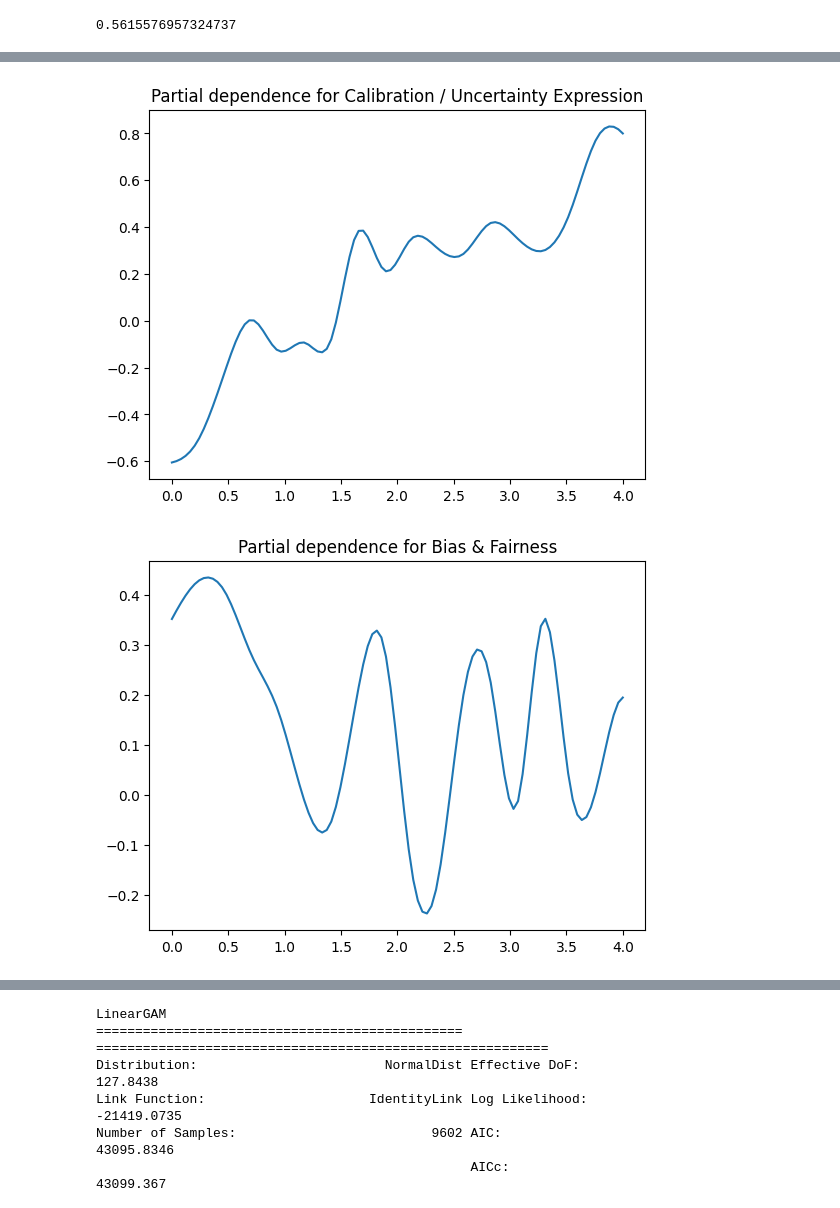
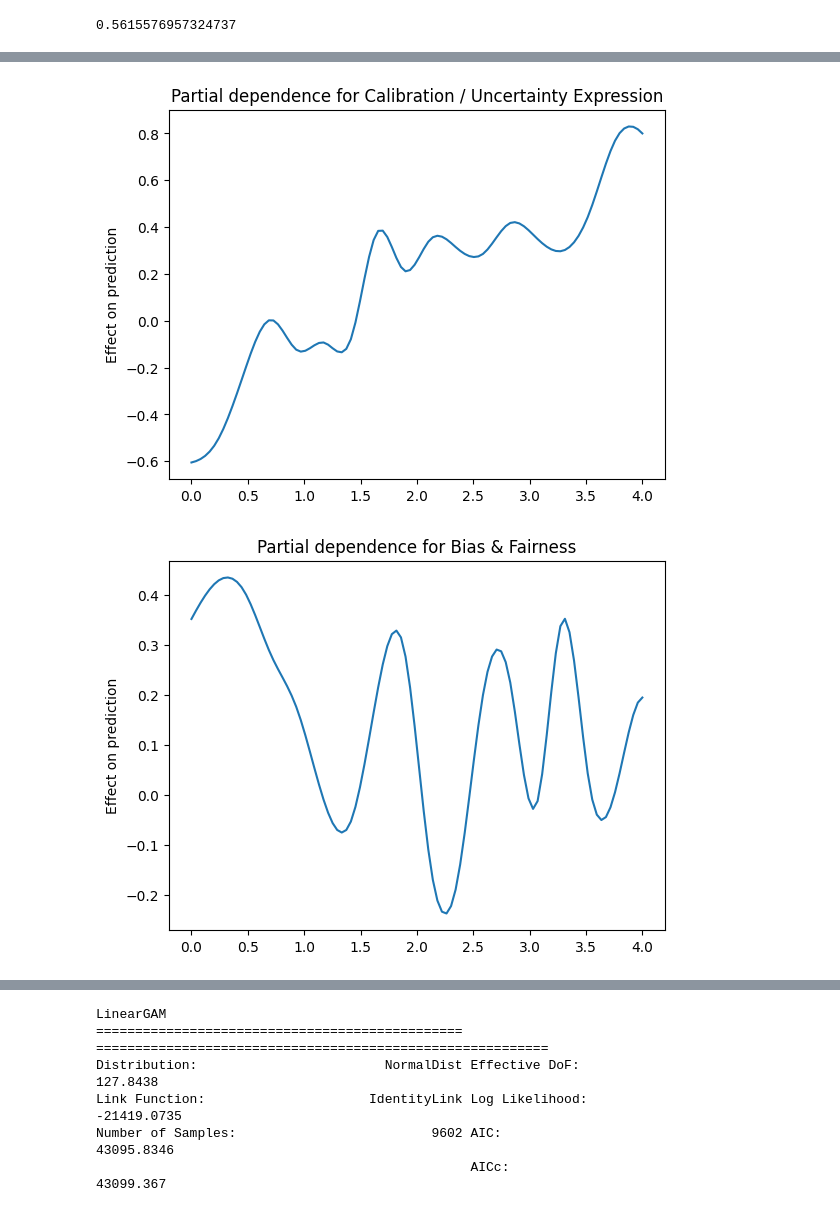
Before and after one commit to Eitan-Sprejer/multi-judge-interpretability, a Jupyter notebook: project/inference/new_train_gam.ipynb, the cells around one changed output, grey strips where cells are left out. Cells and saved outputs as stored; diff of their text form; code cells hidden in the pictures.

```diff
--- a/project/inference/new_train_gam.ipynb
+++ b/project/inference/new_train_gam.ipynb
@@ -73,5 +87,6 @@ for i, term in enumerate(gam.terms):
 
     plt.plot(XX[:, i], gam.partial_dependence(term=i, X=XX))
     plt.title(f'Partial dependence for {feature_labels[i]}')
+    plt.ylabel('Effect on prediction')
     plt.show()
 # %% [output]
@@ -82,2 +97,2 @@ for i, term in enumerate(gam.terms):
-[figure, old version]
+[figure, new version]
-[figure, old version]
+[figure, new version]
```
Also changed, not shown: parts of 4 cells of this notebook, 1 other file.
